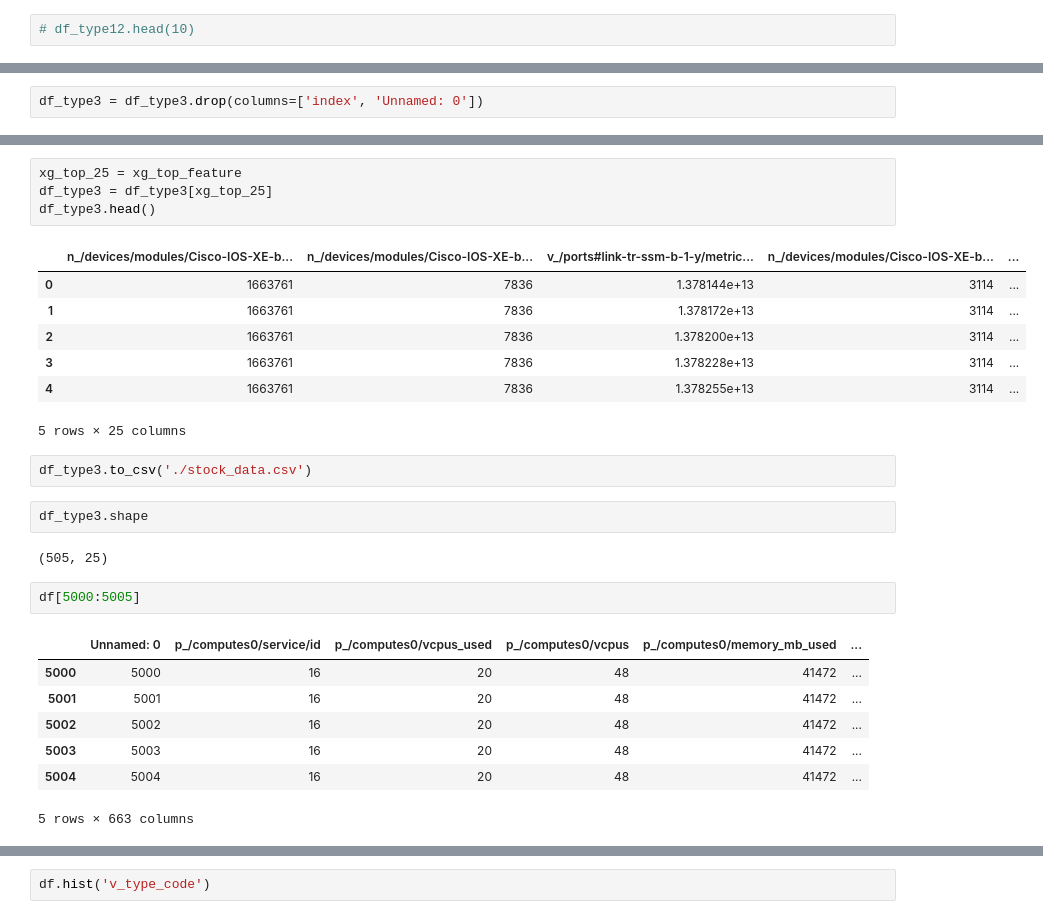
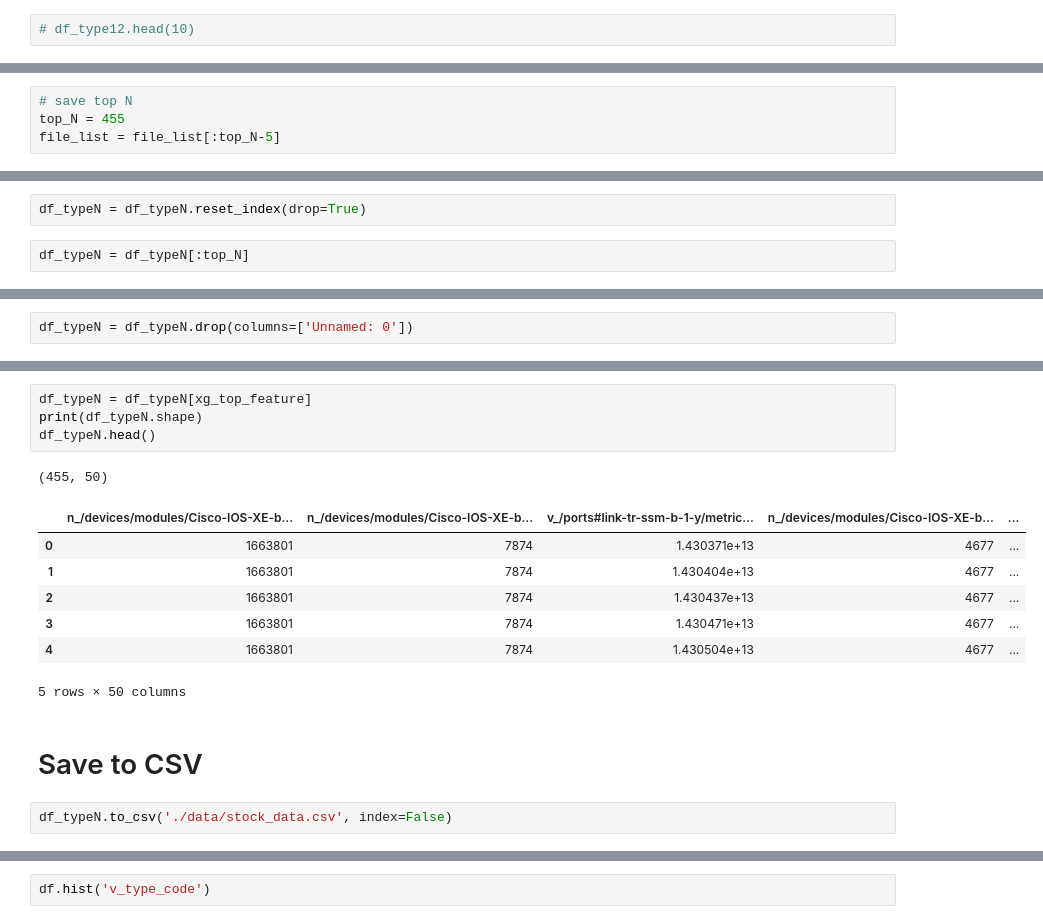
Before and after one commit to xiafei571/itu-gan, a Jupyter notebook: ITUGan.ipynb, the cells around one changed output, grey strips where cells are left out. Cells and saved outputs as stored; diff of their text form.

```diff
--- a/ITUGan.ipynb
+++ b/ITUGan.ipynb
@@ -109,0 +115,4 @@ df_type3 = df_type3[:505]
+# %%
+# save top N
+top_N = 455
+file_list = file_list[:top_N-5]
@@ -110 +132,5 @@ df_type3 = df_type3[:505]
+# %%
+df_typeN = df_typeN.reset_index(drop=True)
+# %%
+df_typeN = df_typeN[:top_N]
 # %%
@@ -133,5 +140,5 @@ Index(['index', 'Unnamed: 0', 'p_/computes0/service/id',
 # %%
-df_type3 = df_type3.drop(columns=['index', 'Unnamed: 0'])
+df_typeN = df_typeN.drop(columns=['Unnamed: 0'])
 # %%
 len(xg_top_feature)
 # %% [output]
@@ -139,28 +146,17 @@ len(xg_top_feature)
-# %%
-xg_top_25 = xg_top_feature
-df_type3 = df_type3[xg_top_25]
-df_type3.head()
-# %% [output]
-|  | n_/devices/modules/Cisco-IOS-XE-b... | n_/devices/modules/Cisco-IOS-XE-b... | v_/ports#link-tr-ssm-b-1-y/metric... | n_/devices/modules/Cisco-IOS-XE-b... | ... |
-| 0 | 1663761 | 7836 | 1.378144e+13 | 3114 | ... |
-| 1 | 1663761 | 7836 | 1.378172e+13 | 3114 | ... |
-| 2 | 1663761 | 7836 | 1.378200e+13 | 3114 | ... |
-| 3 | 1663761 | 7836 | 1.378228e+13 | 3114 | ... |
-| 4 | 1663761 | 7836 | 1.378255e+13 | 3114 | ... |
-5 rows × 25 columns
+# %%
+df_typeN = df_typeN[xg_top_feature]
+print(df_typeN.shape)
+df_typeN.head()
+# %% [output]
+(455, 50)
+|  | n_/devices/modules/Cisco-IOS-XE-b... | n_/devices/modules/Cisco-IOS-XE-b... | v_/ports#link-tr-ssm-b-1-y/metric... | n_/devices/modules/Cisco-IOS-XE-b... | ... |
+| 0 | 1663801 | 7874 | 1.430371e+13 | 4677 | ... |
+| 1 | 1663801 | 7874 | 1.430404e+13 | 4677 | ... |
+| 2 | 1663801 | 7874 | 1.430437e+13 | 4677 | ... |
+| 3 | 1663801 | 7874 | 1.430471e+13 | 4677 | ... |
+| 4 | 1663801 | 7874 | 1.430504e+13 | 4677 | ... |
+5 rows × 50 columns
+# %% [markdown]
+# Save to CSV
 # %%
-df_type3.to_csv('./stock_data.csv')
+df_typeN.to_csv('./data/stock_data.csv', index=False)
-# %%
-df_type3.shape
-# %% [output]
-(505, 25)
-# %%
-df[5000:5005]
-# %% [output]
-|  | Unnamed: 0 | p_/computes0/service/id | p_/computes0/vcpus_used | p_/computes0/vcpus | p_/computes0/memory_mb_used | ... |
-| 5000 | 5000 | 16 | 20 | 48 | 41472 | ... |
-| 5001 | 5001 | 16 | 20 | 48 | 41472 | ... |
-| 5002 | 5002 | 16 | 20 | 48 | 41472 | ... |
-| 5003 | 5003 | 16 | 20 | 48 | 41472 | ... |
-| 5004 | 5004 | 16 | 20 | 48 | 41472 | ... |
-5 rows × 663 columns
```
Also changed, not shown: parts of 41 cells of this notebook, 9 other files.
